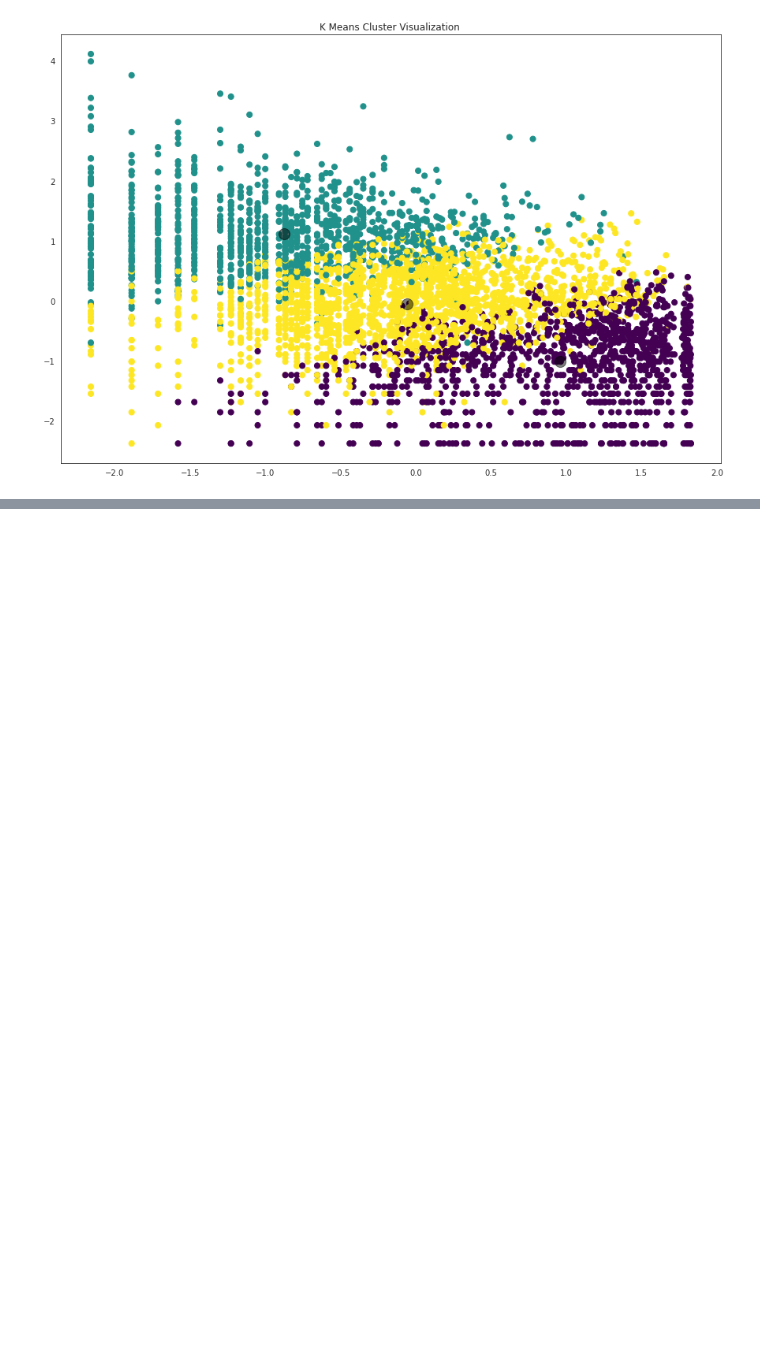
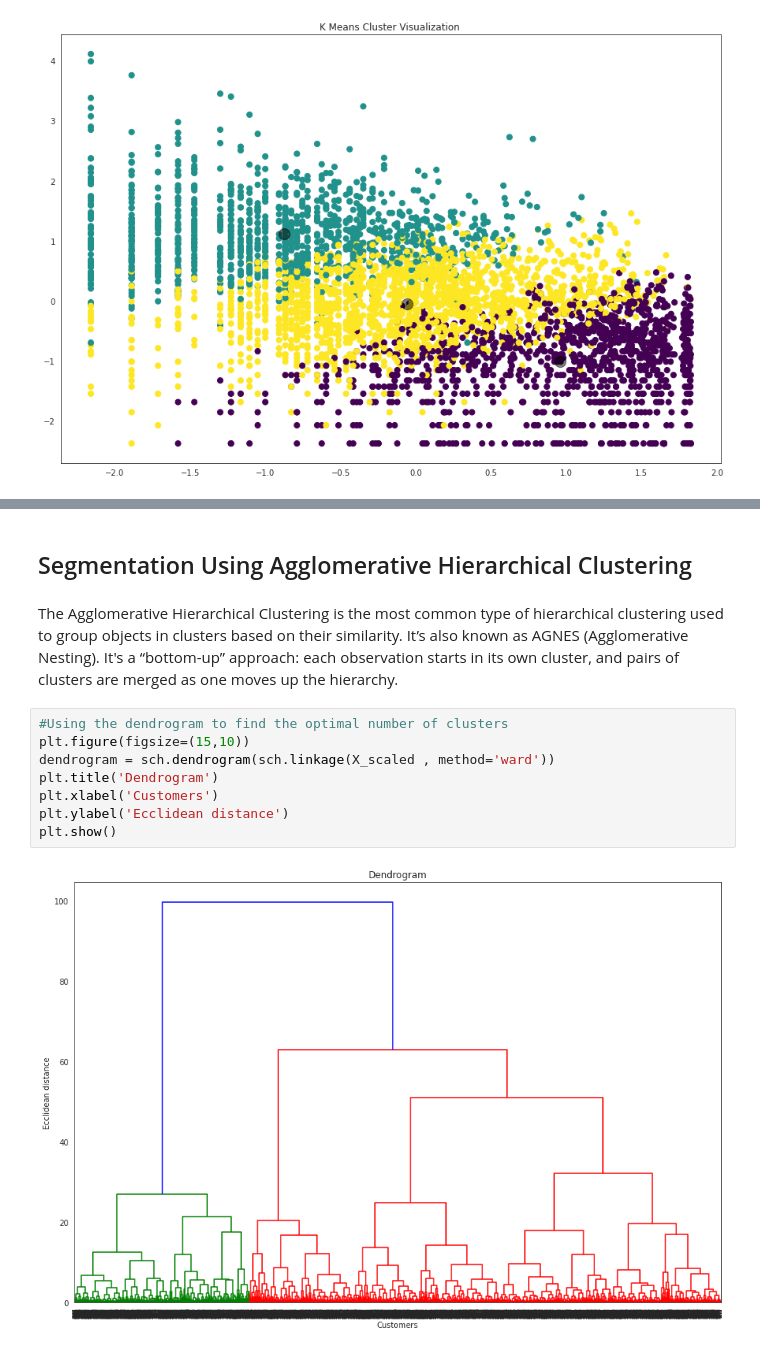
Before and after one commit to TharindaAdhikari/ML_Assignment2_IT19037752_IT19047966_IT19189390, a Jupyter notebook: Customer_Segmentaion.ipynb, the cells around one changed output, grey strips where cells are left out. Cells and saved outputs as stored; diff of their text form; blank space fills up the shorter version.

Commit message:
Agglomerative Hierarchical Clustering Added

```diff
--- a/Customer_Segmentaion.ipynb
+++ b/Customer_Segmentaion.ipynb
@@ -1056,3 +1056,17 @@ fig = go.Figure(data = data2, layout = layout)
 fig.show()
 # %% [output]
 [interactive output not drawn]
+# %% [markdown]
+## Segmentation Using Agglomerative Hierarchical Clustering
+# %% [markdown]
+The Agglomerative Hierarchical Clustering is the most common type of hierarchical clustering used to group objects in clusters based on their similarity. It’s also known as AGNES (Agglomerative Nesting). It's a “bottom-up” approach: each observation starts in its own cluster, and pairs of clusters are merged as one moves up the hierarchy.
+# %%
+#Using the dendrogram to find the optimal number of clusters
+plt.figure(figsize=(15,10))
+dendrogram = sch.dendrogram(sch.linkage(X_scaled , method='ward'))
+plt.title('Dendrogram')
+plt.xlabel('Customers')
+plt.ylabel('Ecclidean distance')
+plt.show()
+# %% [output]
+[figure, added]
```
Also changed, not shown: parts of 15 cells of this notebook.
